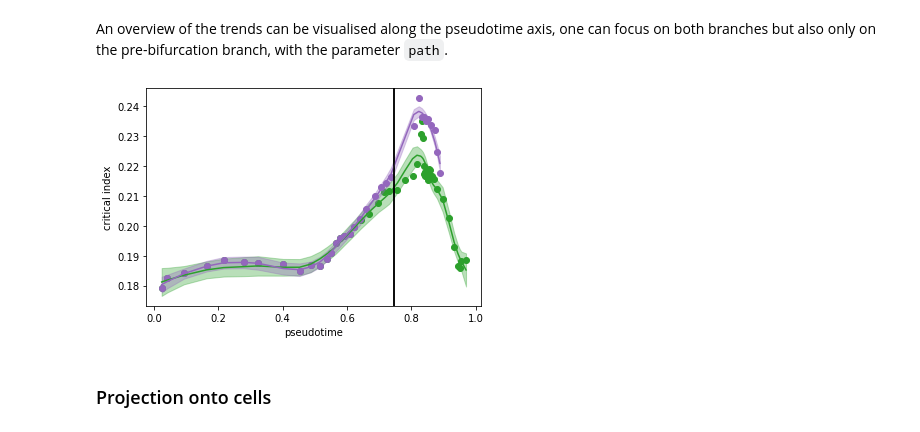
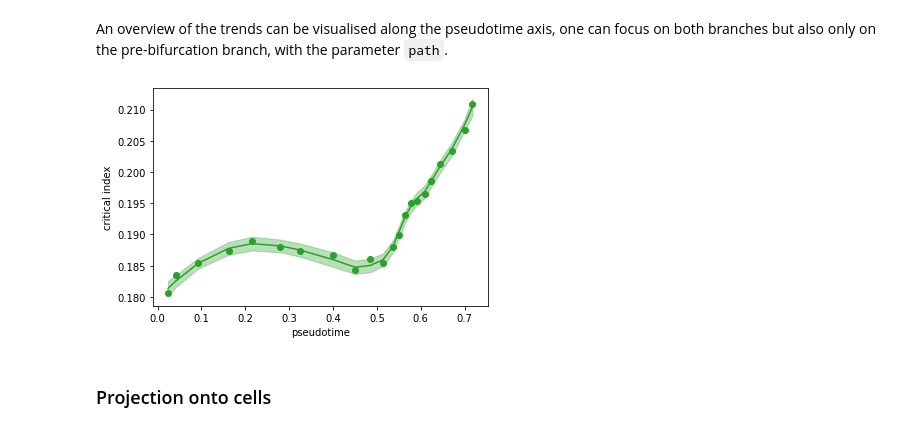
Before and after one commit to LouisFaure/scFates_notebooks, a Jupyter notebook: Critical_Transition.ipynb, the cells around one changed output. Cells and saved outputs as stored; diff of their text form; code cells hidden in the pictures.

```diff
--- a/Critical_Transition.ipynb
+++ b/Critical_Transition.ipynb
@@ -62,9 +62,9 @@ The latter will be useful to extrract correlated features
 # %% [markdown]
 An overview of the trends can be visualised along the pseudotime axis, one can focus on both branches but also only on the pre-bifurcation branch, with the parameter `path`.
 # %%
-scf.pl.critical_transition(adata,"Progenitors",["Beta","Epsilon"])
+scf.pl.critical_transition(adata,"Progenitors",["Delta_vs_rest"])
 # %% [output]
-[figure, old version]
+[figure, new version]
 # %% [markdown]
 ### Projection onto cells
 # %% [markdown]
```
Also changed, not shown: parts of 8 cells of this notebook, 1 other file.
